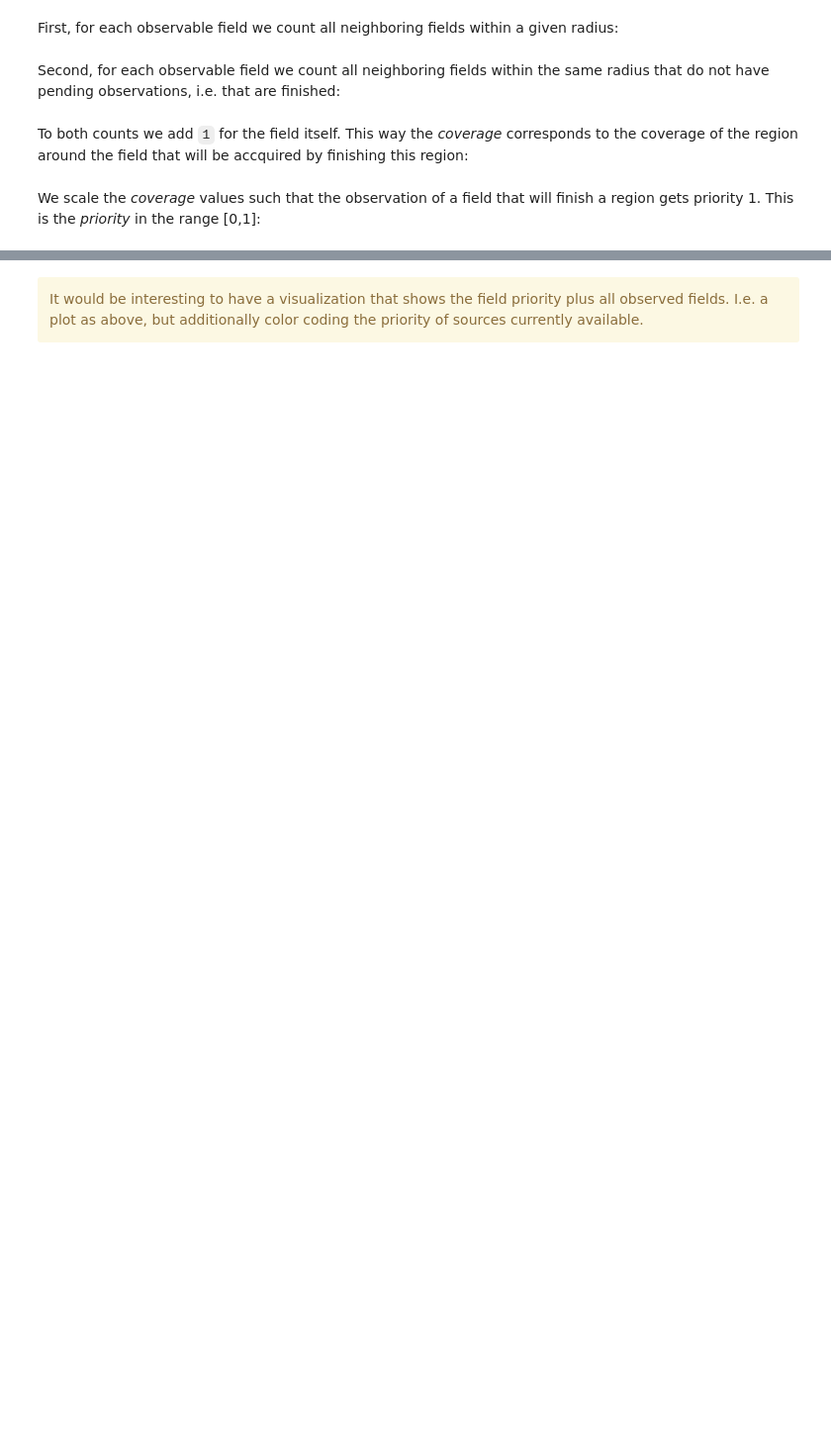
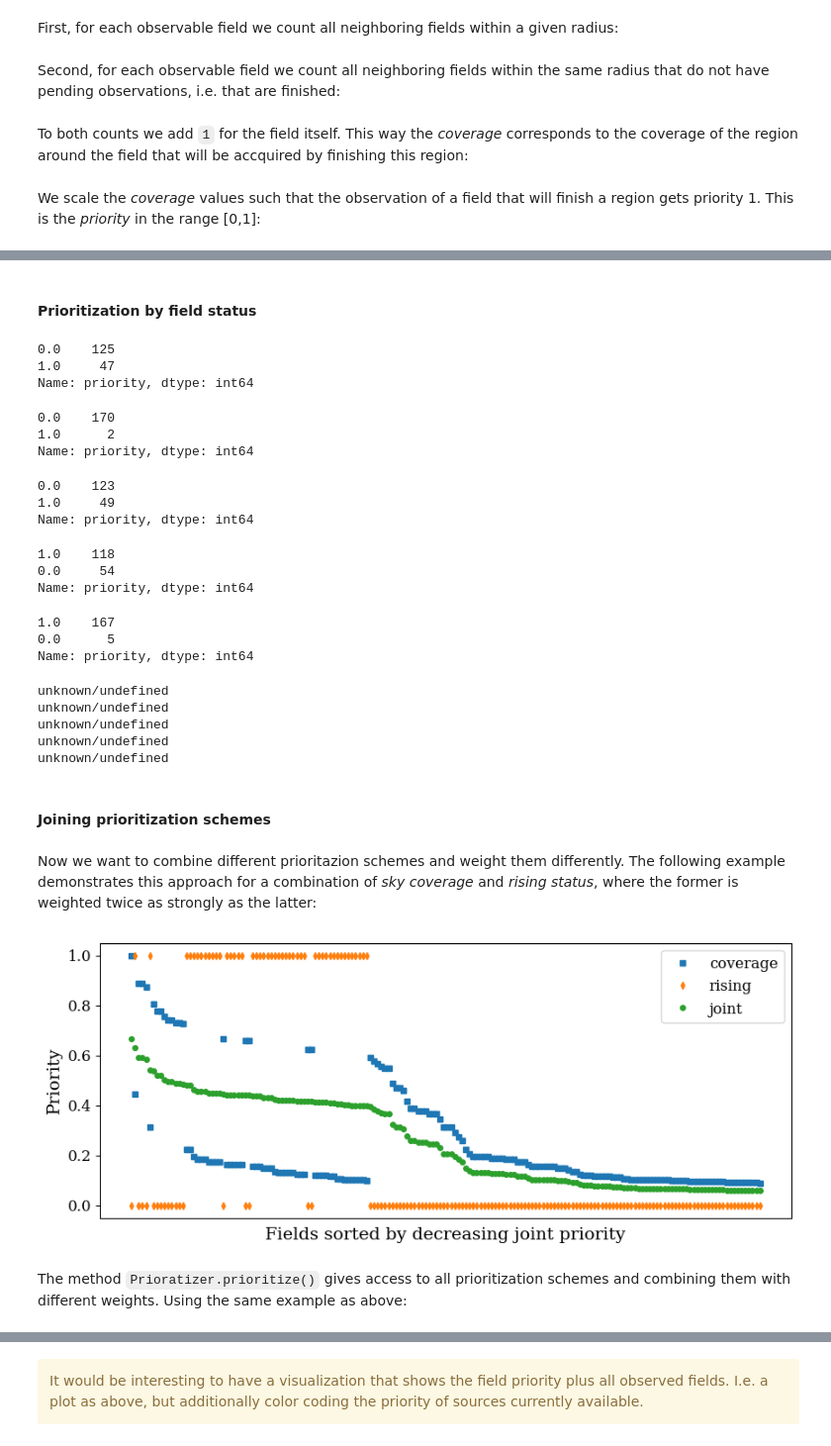
Before and after one commit to skiehl/pasiphae-survey-planner, a Jupyter notebook: Develop_SurveyPlanner.ipynb, the cells around one changed output, grey strips where cells are left out. Shown at 99% size. Saved outputs shown, nothing was run; the diff lists cells and outputs as text; code cells hidden in the pictures; blank space fills up the shorter version.

Commit message:
Finished surveyplanner.Prioritizer class implementation.

```diff
--- a/Develop_SurveyPlanner.ipynb
+++ b/Develop_SurveyPlanner.ipynb
@@ -1075,6 +1083,7 @@ for fid in neighbor_ids:
 </div>
 # %%
 surveyplanner = SurveyPlanner('test_planner.sqlite3')
+prioritizer = Prioritizer(surveyplanner)
 # %%
 night = Time('2023-01-02')
 # %%
@@ -1111,0 +1145,77 @@ print(priority_coverage.max())
+# %% [markdown]
+#### Prioritization by field status
+# %%
+priority_status = prioritizer._prioritize_by_field_status(fields, rising=True, plateauing=False, setting=False)
+priority_status = DataFrame({'priority': priority_status})
+priority_status['priority'].value_counts()
+# %% [output]
+0.0    125
+1.0     47
+Name: priority, dtype: int64
+# %%
+priority_status = prioritizer._prioritize_by_field_status(fields, rising=False, plateauing=True, setting=False)
+priority_status = DataFrame({'priority': priority_status})
+priority_status['priority'].value_counts()
+# %% [output]
+0.0    170
+1.0      2
+Name: priority, dtype: int64
+# %%
+priority_status = prioritizer._prioritize_by_field_status(fields, rising=True, plateauing=True, setting=False)
+priority_status = DataFrame({'priority': priority_status})
+priority_status['priority'].value_counts()
+# %% [output]
+0.0    123
+1.0     49
+Name: priority, dtype: int64
+# %%
+priority_status = prioritizer._prioritize_by_field_status(fields, rising=False, plateauing=False, setting=True)
+priority_status = DataFrame({'priority': priority_status})
+priority_status['priority'].value_counts()
+# %% [output]
+1.0    118
+0.0     54
+Name: priority, dtype: int64
+# %%
+priority_status = prioritizer._prioritize_by_field_status(fields, rising=True, plateauing=True, setting=True)
+priority_status = DataFrame({'priority': priority_status})
+priority_status['priority'].value_counts()
+# %% [output]
+1.0    167
+0.0      5
+Name: priority, dtype: int64
+# %%
+for priority, field in zip(priority_status['priority'], fields):
+    if not priority:
+        print(field._status_to_str())
+# %% [output]
+unknown/undefined
+unknown/undefined
+unknown/undefined
+unknown/undefined
+unknown/undefined
+# %% [markdown]
+#### Joining prioritization schemes
+# %% [markdown]
+Now we want to combine different prioritazion schemes and weight them differently. The following example demonstrates this approach for a combination of *sky coverage* and *rising status*, where the former is weighted twice as strongly as the latter:
+# %%
+weight_coverage = 2.
+weight_status = 1.
+radius = 20 * u.deg
+
+priority_coverage = prioritizer._prioritize_by_sky_coverage(fields, radius, observatory='SAAO', normalize=True)
+priority_status = prioritizer._prioritize_by_field_status(fields, rising=True, plateauing=False, setting=False)
+priority_joint = (weight_coverage * priority_coverage + weight_status * priority_status) / (weight_coverage + weight_status)
+# %%
+i_sort = np.argsort(priority_joint)[::-1]
+plt.plot(priority_coverage[i_sort], marker='s', zorder=0, label='coverage')
+plt.plot(priority_status[i_sort], marker='d', zorder=1, label='rising')
+plt.plot(priority_joint[i_sort], marker='o', zorder=2, label='joint')
+plt.legend(loc='best')
+plt.ylabel('Priority')
+plt.xlabel('Fields sorted by decreasing joint priority')
+plt.xticks([]);
+# %% [output]
+[figure, added]
+# %% [markdown]
+The method `Prioratizer.prioritize()` gives access to all prioritization schemes and combining them with different weights. Using the same example as above:
```
Also changed, not shown: parts of 12 cells of this notebook, 1 other file.
